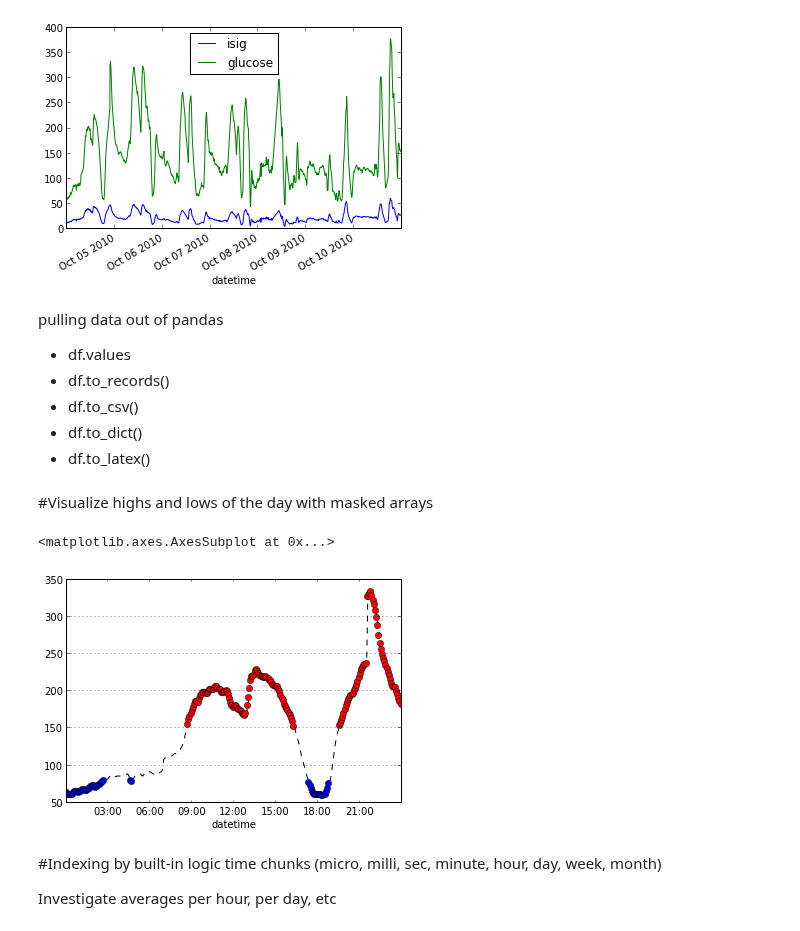
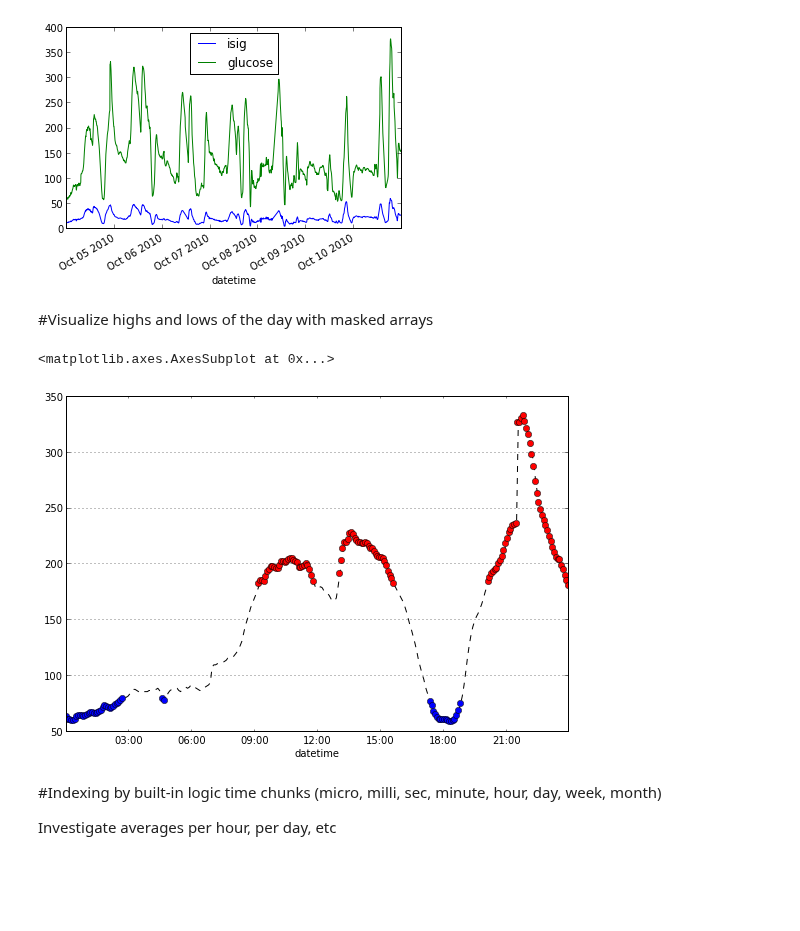
Before and after one commit to ContinuumIO/tutorials, a Jupyter notebook: Diabetes_TimeSeries.ipynb, the cells around one changed output. Saved outputs shown, nothing was run; the diff lists cells and outputs as text; code cells hidden in the pictures; blank space fills up the shorter version.

```diff
--- a/Diabetes_TimeSeries.ipynb
+++ b/Diabetes_TimeSeries.ipynb
@@ -50,5 +52,5 @@ datetime
 # %%
-df = pd.read_csv('CGM/new_glucose_3.csv',sep=',',parse_dates=[1],index_col=1,na_values='nil')
+df = pd.read_csv('/Users/quasiben/PyCon2013/CGM/new_glucose_3.csv',sep=',',parse_dates=[1],index_col=1,na_values='nil')
 print df.head(5)
 
 df.plot()
@@ -160,29 +160,22 @@ df.ix['2010-10-04':'2010-11-04'].plot()
 # %% [output]
 <matplotlib.axes.AxesSubplot at 0x...>
 [figure]
-# %% [markdown]
-pulling data out of pandas
-
-* df.values
-* df.to_records()
-* df.to_csv()
-* df.to_dict()
-* df.to_latex()
 # %% [markdown]
 #Visualize highs and lows of the day with masked arrays
 # %%
 day = df.ix['2010-10-04']
-highs = day[day['glucose'] > 150]
+highs = day[day['glucose'] > 180]
 lows = day[day['glucose'] < 80]
 
-fig, ax = plt.subplots()
+figure(figsize=(9,6))
+ax = gca()
 
 day['glucose'].plot(style='k--',ax=ax)
 highs['glucose'].plot(style='ro',ax=ax)
 lows['glucose'].plot(style='bo',ax=ax)
 # %% [output]
 <matplotlib.axes.AxesSubplot at 0x...>
-[figure, old version]
+[figure, new version]
 # %% [markdown]
 #Indexing by built-in logic time chunks (micro, milli, sec, minute, hour, day, week, month)
 
```
Also changed, not shown: parts of 18 cells of this notebook, 7 other files.
